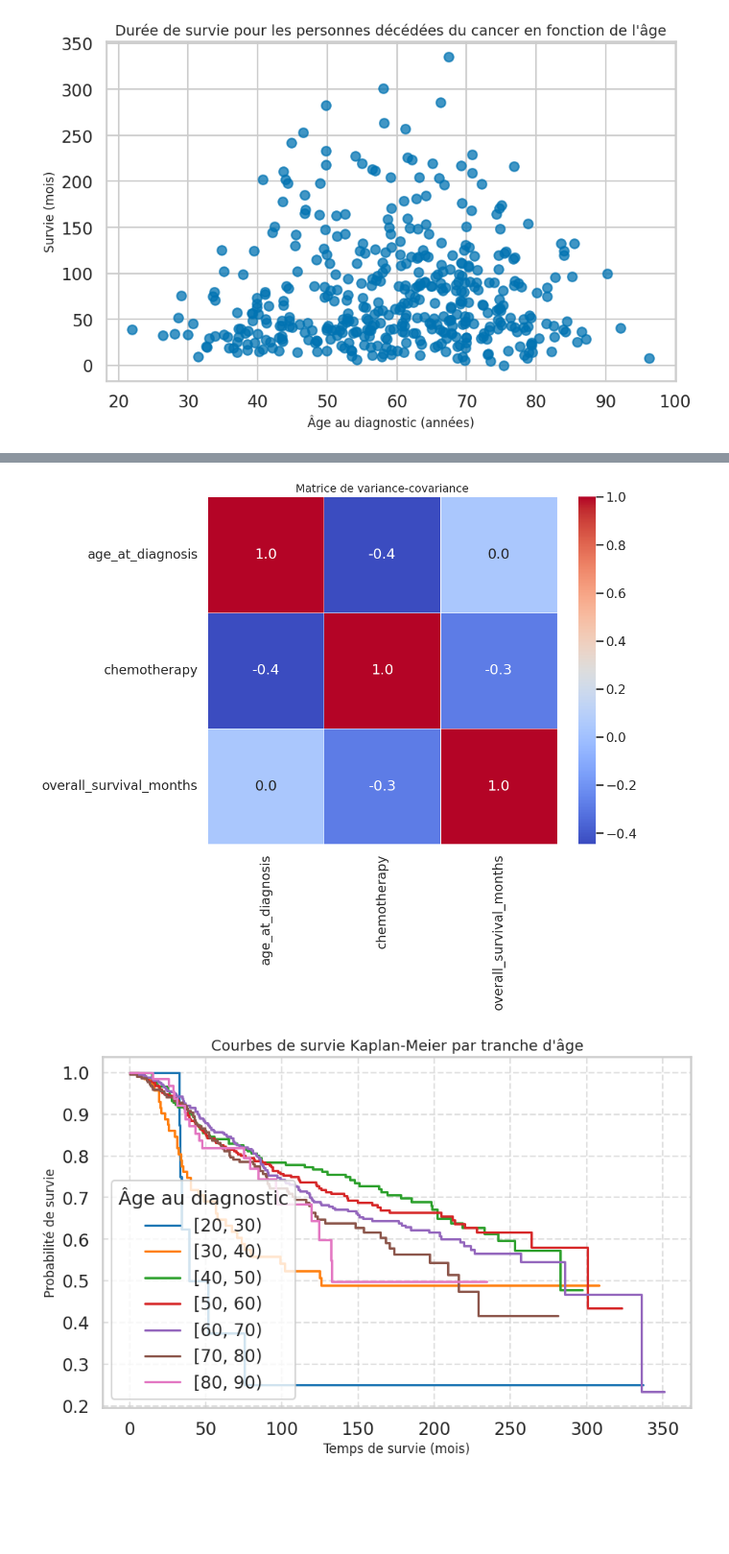
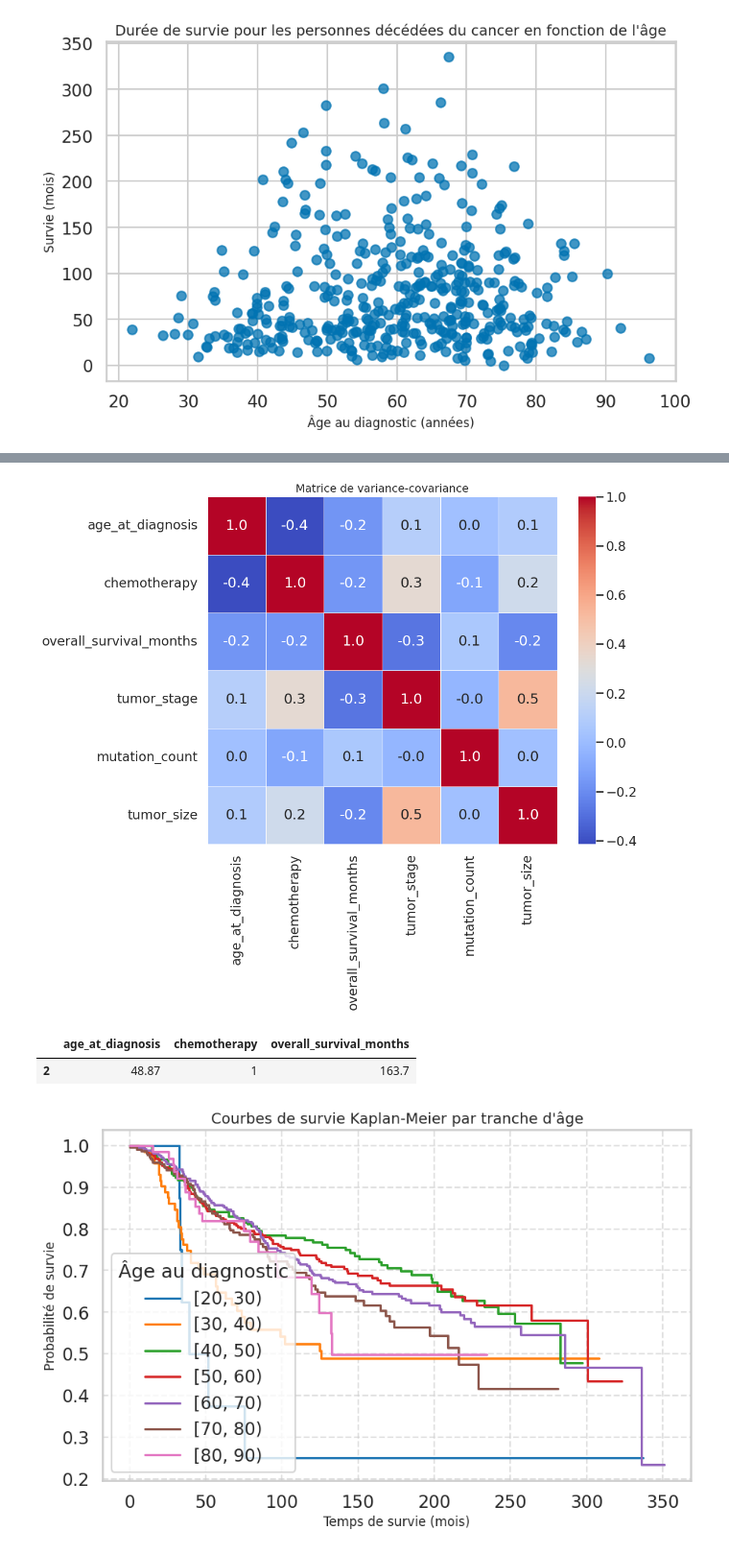
Before and after one commit to Clement-Dn/Surv-ML, a Jupyter notebook: BasicSurv.ipynb, the cells around one changed output, grey strips where cells are left out. Shown at 96% size. Cells and saved outputs as stored; diff of their text form; code cells hidden in the pictures; blank space fills up the shorter version.

```diff
--- a/BasicSurv.ipynb
+++ b/BasicSurv.ipynb
@@ -438,22 +439,37 @@ data1.head(0)
 # %%
-data2 = data1[["age_at_diagnosis", "chemotherapy", "overall_survival_months"]]  # On garde seulement les colonnes numériques
+data2 = pd.get_dummies(data, columns=[
+    "cancer_type",
+    "type_of_breast_surgery",
+    "er_status_measured_by_ihc",
+    "er_status",
+    "her2_status",
+    "inferred_menopausal_state",
+    "primary_tumor_laterality",
+    "pr_status"],
+     drop_first=True)
+data2 = data2[["age_at_diagnosis", "chemotherapy", "overall_survival_months","tumor_stage", "mutation_count", "tumor_size"]]  # On garde seulement les colonnes numériques
 
 # Calculer la matrice de variance-covariance
 cov_matrix = data2.corr()
 plt.figure(figsize=(10, 8))
 sns.heatmap(
     cov_matrix,
     annot=True, fmt=".1f", cmap="coolwarm",
     linewidths=0.5, cbar=True
 )
 
 # Ajouter un titre
 plt.title("Matrice de variance-covariance", fontsize=14)
 
 # Afficher le graphique
 plt.show()
 # %% [output]
-[figure, old version]
+[figure, new version]
+# %%
+data2.head(1)
+# %% [output]
+|  | age_at_diagnosis | chemotherapy | overall_survival_months |
+| 2 | 48.87 | 1 | 163.7 |
 # %%
 df = pd.get_dummies(data, columns=[
     "cancer_type",
```
Also changed, not shown: parts of 5 cells of this notebook.
